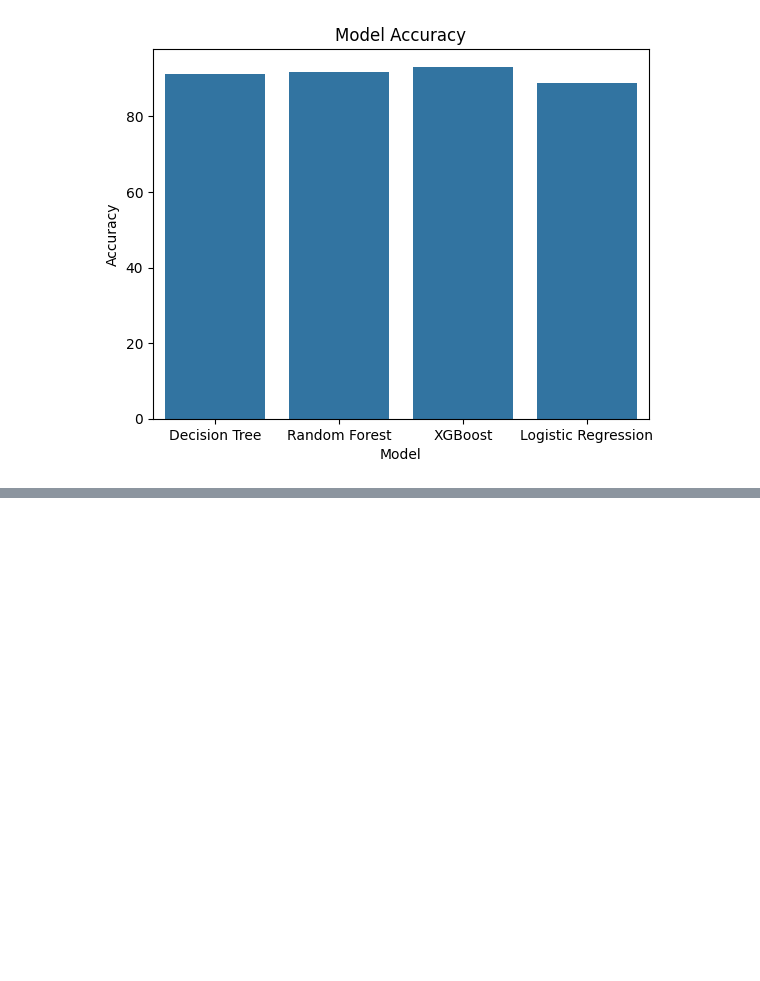
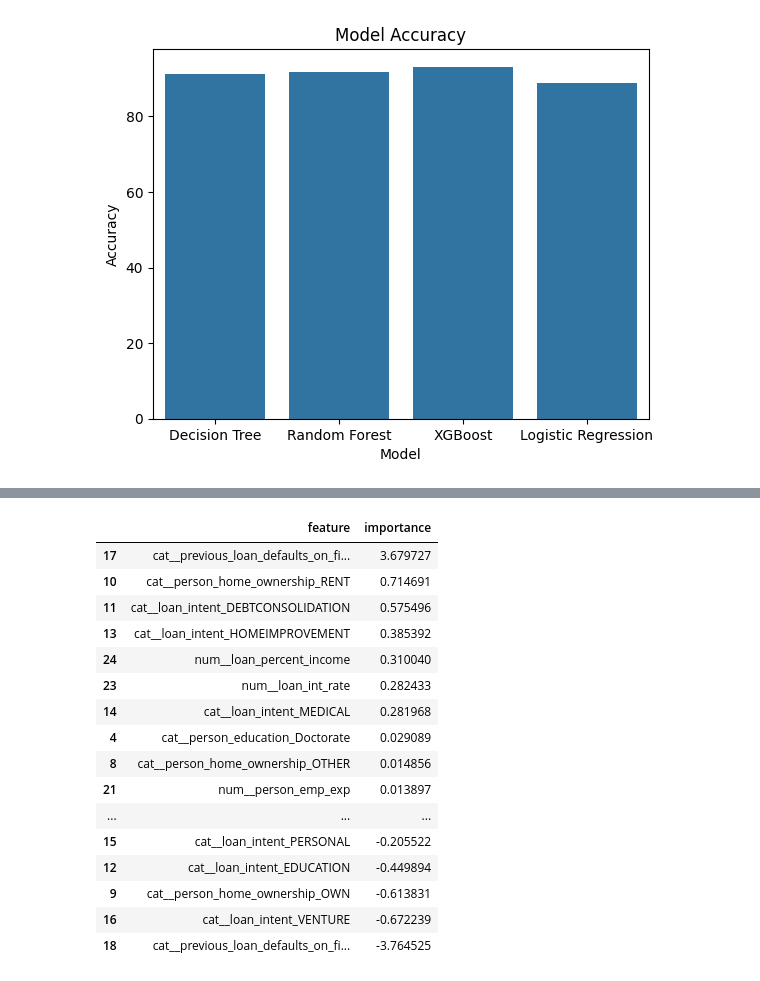
Before and after one commit to 3Techies/Bias-Detection-ML-models, a Jupyter notebook: notebooks/02_baseline_model.ipynb, the cells around one changed output, grey strips where cells are left out. Saved outputs shown, nothing was run; the diff lists cells and outputs as text; code cells hidden in the pictures; blank space fills up the shorter version.

```diff
--- a/notebooks/02_baseline_model.ipynb
+++ b/notebooks/02_baseline_model.ipynb
@@ -439,0 +461,37 @@ plt.show()
+# %%
+# Get feature names after preprocessing
+encoded_feature_names = preprocessor.get_feature_names_out()
+
+# Get coefficients from the Logistic Regression model in the pipeline
+# For binary classification, coef_ is a 2D array, so we take the first row
+coefficients = model.named_steps['classifier'].coef_[0]
+
+feature_importance = pd.DataFrame({
+    "feature": encoded_feature_names,
+    "importance": coefficients
+})
+
+feature_importance = feature_importance.sort_values(
+    by="importance",
+    ascending=False
+)
+
+feature_importance
+# %% [output]
+|  | feature | importance |
+| 17 | cat__previous_loan_defaults_on_fi... | 3.679727 |
+| 10 | cat__person_home_ownership_RENT | 0.714691 |
+| 11 | cat__loan_intent_DEBTCONSOLIDATION | 0.575496 |
+| 13 | cat__loan_intent_HOMEIMPROVEMENT | 0.385392 |
+| 24 | num__loan_percent_income | 0.310040 |
+| 23 | num__loan_int_rate | 0.282433 |
+| 14 | cat__loan_intent_MEDICAL | 0.281968 |
+| 4 | cat__person_education_Doctorate | 0.029089 |
+| 8 | cat__person_home_ownership_OTHER | 0.014856 |
+| 21 | num__person_emp_exp | 0.013897 |
+| ... | ... | ... |
+| 15 | cat__loan_intent_PERSONAL | -0.205522 |
+| 12 | cat__loan_intent_EDUCATION | -0.449894 |
+| 9 | cat__person_home_ownership_OWN | -0.613831 |
+| 16 | cat__loan_intent_VENTURE | -0.672239 |
+| 18 | cat__previous_loan_defaults_on_fi... | -3.764525 |
```
Also changed, not shown: parts of 10 cells of this notebook.
